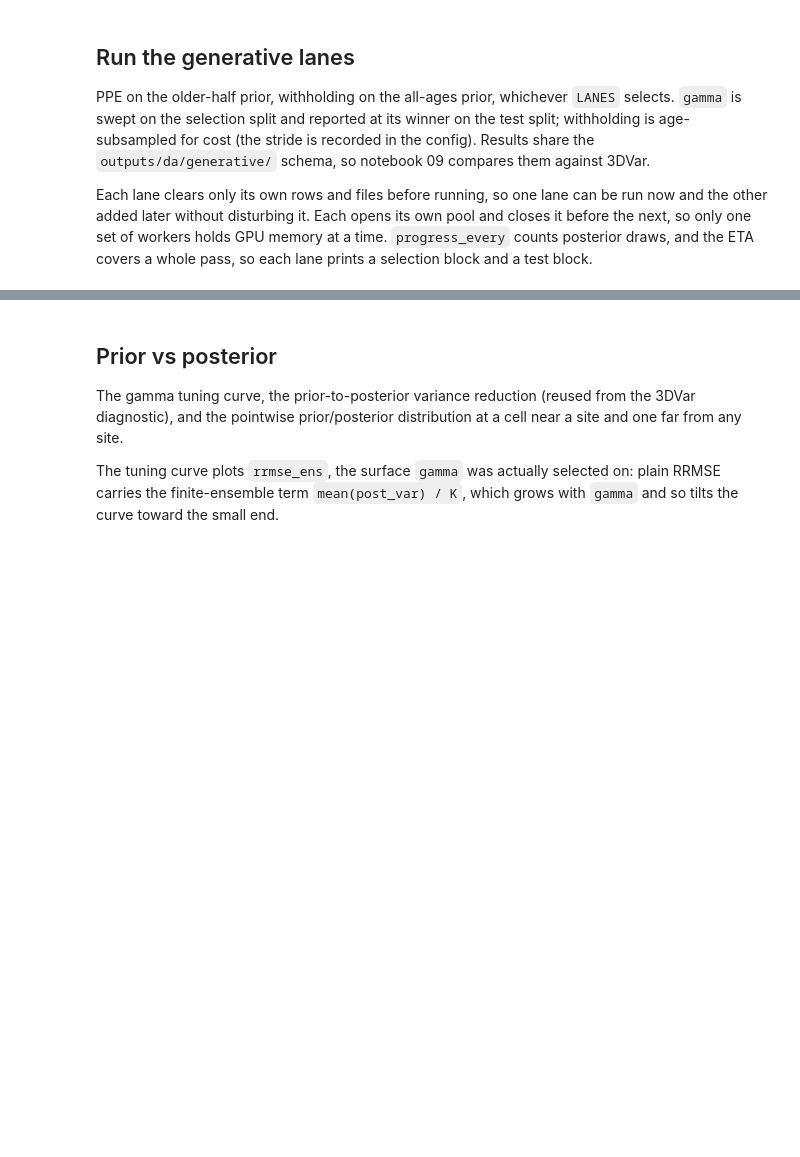
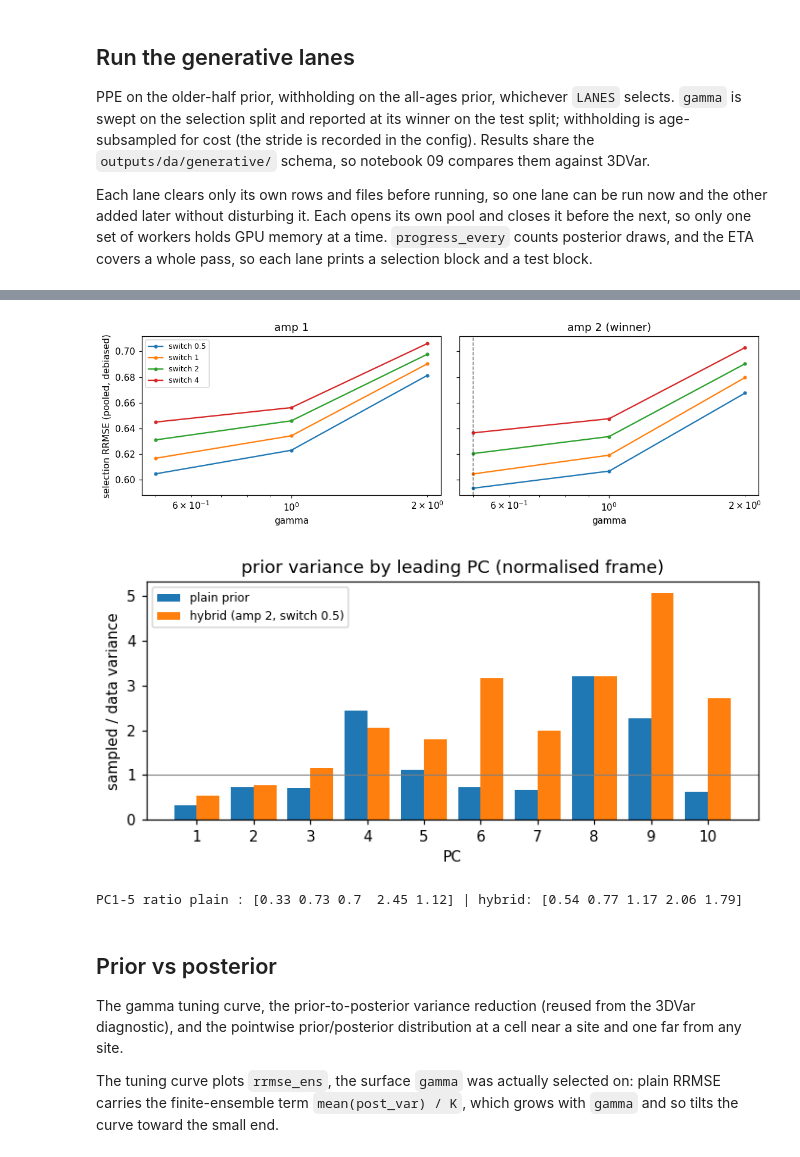
Before and after one commit to evgeni-g-georgiev/sparse_paleoclimate_field_reconstruction, a Jupyter notebook: notebooks/10_generative_prior.ipynb, the cells around one changed output, grey strips where cells are left out. Cells and saved outputs as stored; diff of their text form; code cells hidden in the pictures; blank space fills up the shorter version.

```diff
--- a/notebooks/10_generative_prior.ipynb
+++ b/notebooks/10_generative_prior.ipynb
@@ -275,6 +288,8 @@ ensemble inflates the error by `mean(post_var) / K`, and 3DVar carries no such t
 # %%
 N_STEPS = 64
 GAMMA_GRID = gex.GAMMA_GRID
+AMP_GRID, SWITCH_GRID = gex.AMP_GRID, gex.SWITCH_GRID
+HYBRID_GAMMA_GRID = gex.HYBRID_GAMMA_GRID
 K, K_SELECT = 32, 16
 N_WORKERS = 2
 N_PRIOR_VAR = 512
@@ -289,7 +304,7 @@ def load_sampler(name, cov):
 # One guidance covariance per lane prior, in that checkpoint's own frame. The eigh
 # runs single-threaded (BLAS threads are pinned above) and costs about a minute.
 COV = {}
-for lane in LANES:
+for lane in sorted(set(LANES) | set(HYBRID_LANES)):
     name = LANE_PRIOR[lane]
     prior_b = build_prior(cube, ages, lats, lons, PRIOR_IDX[name], valid,
                           **GUIDANCE_TAPER[lane])
@@ -433,3 +510,71 @@ wrote ['metrics.csv', 'ppe_analysis.npz', 'ppe_config.json']
+# %%
+_hd = OUT / "generative_hybrid"
+if "ppe" in HYBRID_LANES and (_hd / "ppe_analysis.npz").exists():
+    import json
+
+    Mh = pd.read_csv(_hd / "metrics.csv")
+    sel = Mh[(Mh.lane == "ppe") & (Mh.split == "selection") & (Mh.channel == "pooled")
+             & (Mh.do_event == "all") & (Mh.metric == "rrmse_ens")]
+    win = json.load(open(_hd / "ppe_config.json"))["selected"]
+
+    amps = sorted(sel["hybrid_amp"].unique())
+    fig, axes = plt.subplots(1, len(amps), figsize=(5.2 * len(amps), 3.4),
+                             sharey=True, squeeze=False)
+    for ax, amp in zip(axes[0], amps):
+        for sw, grp in sel[sel.hybrid_amp == amp].groupby("hybrid_switch"):
+            grp = grp.sort_values("b_scale")
+            ax.plot(grp["b_scale"], grp["value"], "o-", ms=3, label=f"switch {sw:g}")
+        ax.set_xscale("log")
+        if amp == win["hybrid_amp"]:
+            ax.axvline(win["b_scale"], color="k", lw=1, ls="--", alpha=0.5)
+        ax.set_title(f"amp {amp:g}" + (" (winner)" if amp == win["hybrid_amp"] else ""))
+        ax.set_xlabel("gamma")
+    axes[0, 0].set_ylabel("selection RRMSE (pooled, debiased)")
+    axes[0, 0].legend(fontsize=8)
+    fig.tight_layout()
+    fig.savefig(FIG / "hybrid_selection_surface.png", bbox_inches="tight")
+    plt.show()
+
+    # Per-PC sampled-vs-data variance, winner hybrid against the plain prior, in
+    # the normalised frame the denoiser works in.
+    prior = LANE_PRIOR["ppe"]
+    safe, scales, _, norm = FRAME[prior]
+    cov_w = COV[prior].scaled(win["hybrid_amp"])
+    hyb = HybridDenoiser(SAMPLER[prior].denoiser, cov_w, win["hybrid_switch"])
+    samp_h = GuidedSampler(hyb, scales, safe, cov_w, **SAMPLER_KW)
+
+    A = norm.reshape(len(norm), -1).astype(np.float64)
+    A = A - A.mean(axis=0, keepdims=True)
+    _, sd_, Vt = np.linalg.svd(A, full_matrices=False)
+    data_var = sd_ ** 2 / (len(A) - 1)
+    mult = (SIGMA_DATA / scales).ravel()
+
+    def pc_ratio(sampler, seed0):
+        ens = np.concatenate([sampler.sample_prior(64, seed=seed0 + k) for k in range(2)])
+        E = ens.reshape(len(ens), -1) * mult[None, :]
+        return (E @ Vt.T).var(axis=0, ddof=1) / data_var
+
+    r_h, r_p = pc_ratio(samp_h, 200), pc_ratio(SAMPLER[prior], 200)
+    n_pc = 10
+    x = np.arange(1, n_pc + 1)
+    fig, ax = plt.subplots(figsize=(6.5, 3.2))
+    ax.bar(x - 0.2, r_p[:n_pc], 0.4, label="plain prior")
+    ax.bar(x + 0.2, r_h[:n_pc], 0.4,
+           label=f"hybrid (amp {win['hybrid_amp']:g}, switch {win['hybrid_switch']:g})")
+    ax.axhline(1.0, color="grey", lw=0.7)
+    ax.set_xlabel("PC")
+    ax.set_ylabel("sampled / data variance")
+    ax.set_xticks(x)
+    ax.legend(fontsize=8)
+    ax.set_title("prior variance by leading PC (normalised frame)")
+    fig.tight_layout()
+    fig.savefig(FIG / "hybrid_pc_variance_ratio.png", bbox_inches="tight")
+    plt.show()
+    print("PC1-5 ratio plain :", r_p[:5].round(2), "| hybrid:", r_h[:5].round(2))
+# %% [output]
+[figure, added]
+[figure, added]
+PC1-5 ratio plain : [0.33 0.73 0.7  2.45 1.12] | hybrid: [0.54 0.77 1.17 2.06 1.79]
 # %% [markdown]
 ## Prior vs posterior
 
```
Also changed, not shown: parts of 9 cells of this notebook.
